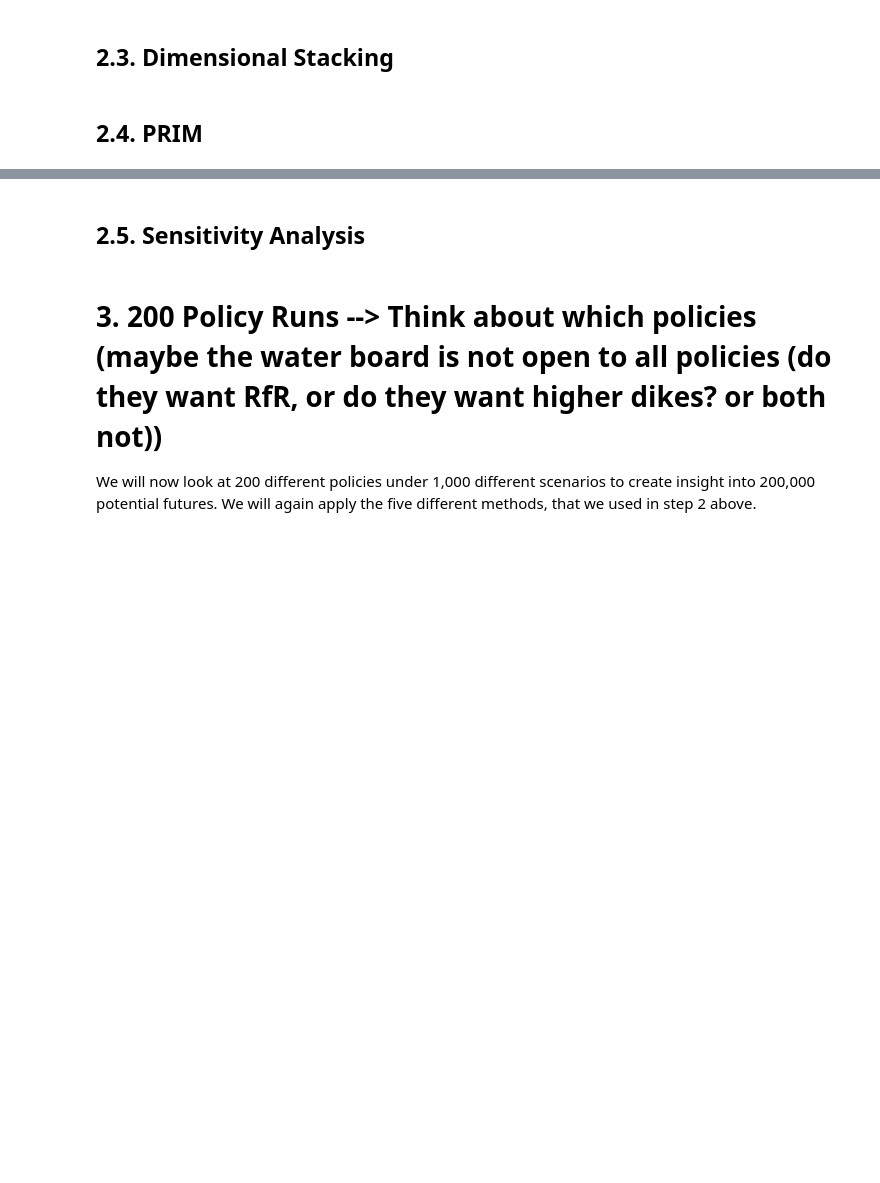
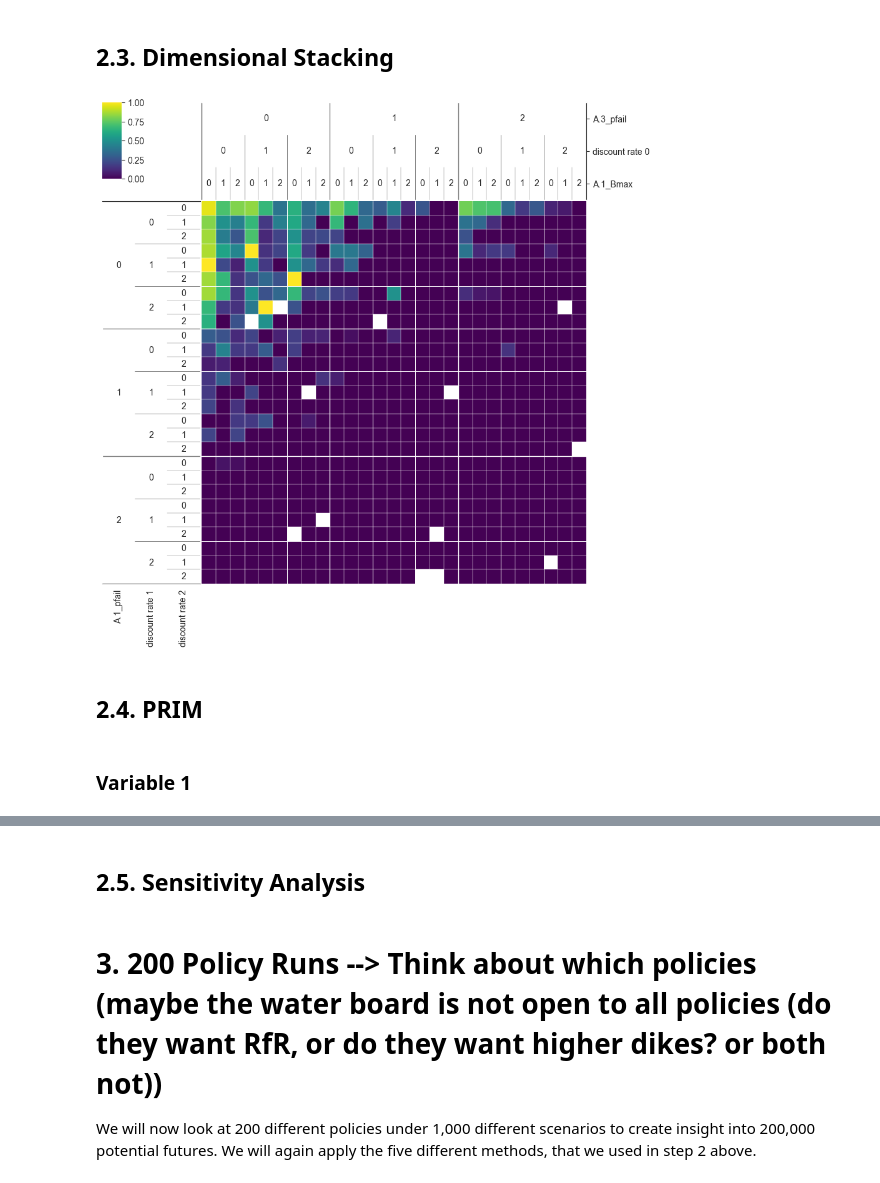
Before and after one commit to IsaacRHall/MBDM-project, a Jupyter notebook: final assignment/Step1_Notebook_Open_Exploration.ipynb, the cells around one changed output, grey strips where cells are left out. Cells and saved outputs as stored; diff of their text form; code cells hidden in the pictures; blank space fills up the shorter version.

```diff
--- a/final assignment/Step1_Notebook_Open_Exploration.ipynb
+++ b/final assignment/Step1_Notebook_Open_Exploration.ipynb
@@ -74,4 +125,14 @@ plt.show()
 # %% [markdown]
 ## 2.3. Dimensional Stacking
+# %%
+x_no_policy = no_policy_experiments_uncertainties
+y_no_policy = no_policy_outcomes_df['Expected Annual Damage'].values > np.percentile(no_policy_outcomes_df['Expected Annual Damage'],90)
+
+dimensional_stacking.create_pivot_plot(x_no_policy,y_no_policy, nr_levels=3)
+plt.show()
+# %% [output]
+[figure, added]
 # %% [markdown]
 ## 2.4. PRIM
+# %% [markdown]
+### Variable 1
```
Also changed, not shown: parts of 38 cells of this notebook, 3 other files.
